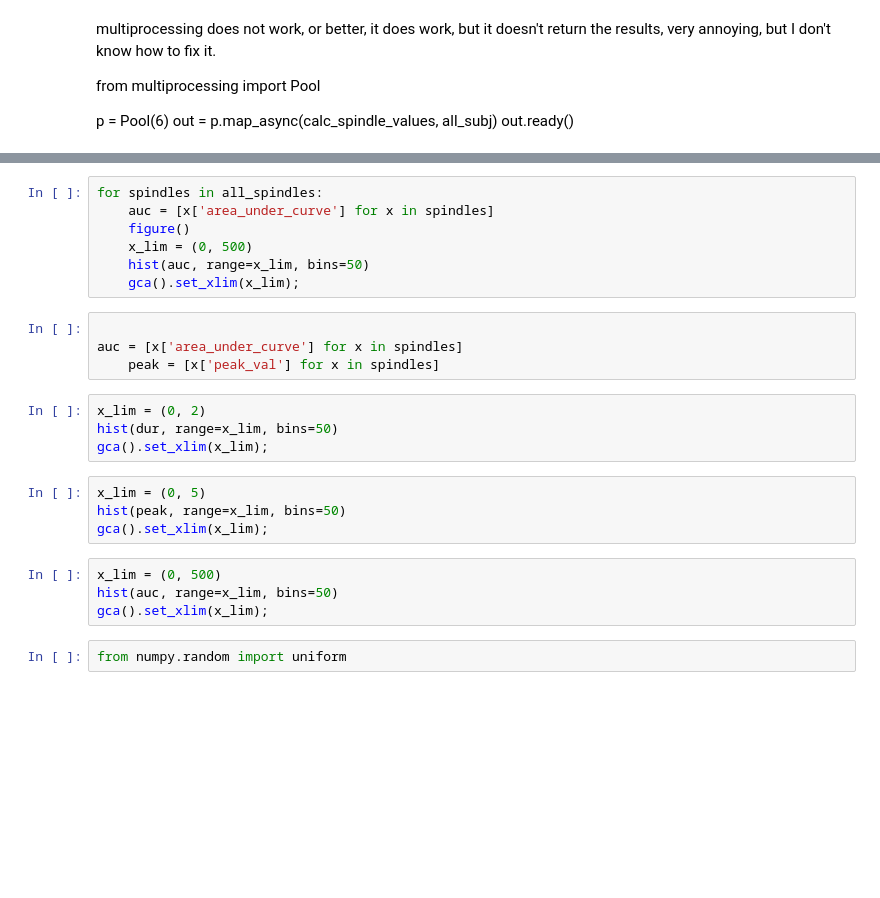
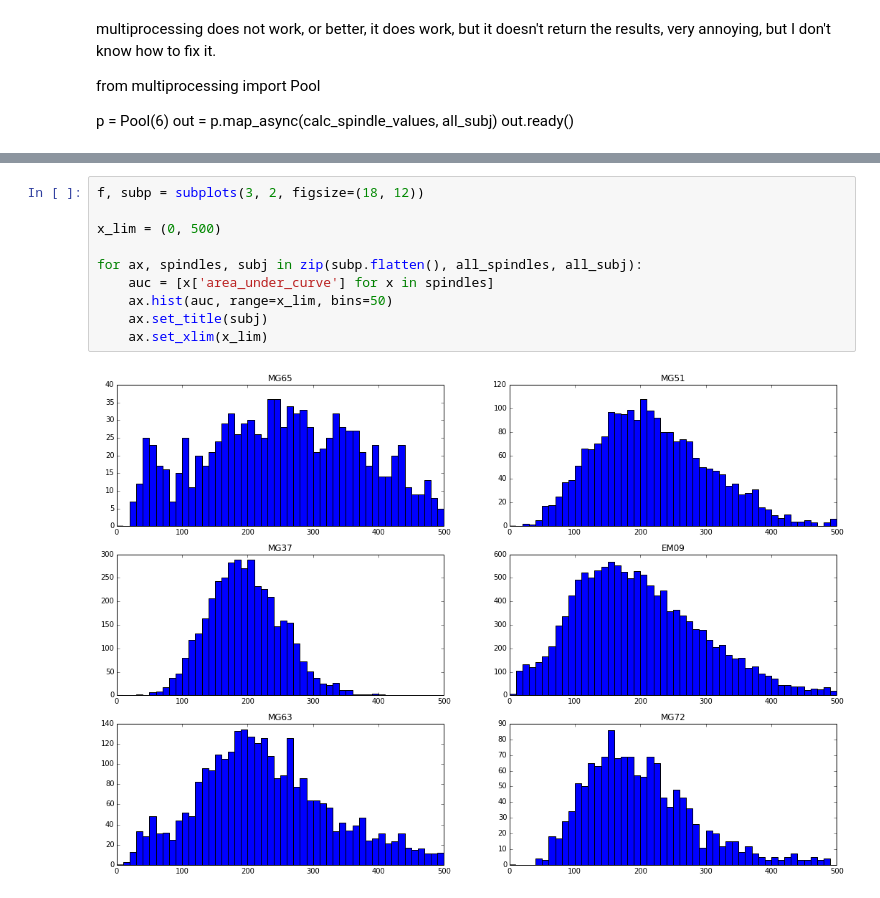
Before and after one commit to gpiantoni/spgr, a Jupyter notebook: main.ipynb, the cells around one changed output, grey strips where cells are left out. Saved outputs shown, nothing was run; the diff lists cells and outputs as text; blank space fills up the shorter version.

```diff
--- a/main.ipynb
+++ b/main.ipynb
@@ -122,25 +136,12 @@ for spindles in all_spindles:
 # %%
-for spindles in all_spindles:
+f, subp = subplots(3, 2, figsize=(18, 12))
+
+x_lim = (0, 500)
+
+for ax, spindles, subj in zip(subp.flatten(), all_spindles, all_subj):
     auc = [x['area_under_curve'] for x in spindles]
-    figure()
-    x_lim = (0, 500)
-    hist(auc, range=x_lim, bins=50)
-    gca().set_xlim(x_lim);
+    ax.hist(auc, range=x_lim, bins=50)
+    ax.set_title(subj)
+    ax.set_xlim(x_lim)
+# %% [output]
+[figure, added]
-# %%
-
-auc = [x['area_under_curve'] for x in spindles]
-    peak = [x['peak_val'] for x in spindles]
-# %%
-x_lim = (0, 2)
-hist(dur, range=x_lim, bins=50)
-gca().set_xlim(x_lim);
-# %%
-x_lim = (0, 5)
-hist(peak, range=x_lim, bins=50)
-gca().set_xlim(x_lim);
-# %%
-x_lim = (0, 500)
-hist(auc, range=x_lim, bins=50)
-gca().set_xlim(x_lim);
-# %%
-from numpy.random import uniform
```
Also changed, not shown: parts of 38 cells of this notebook.
